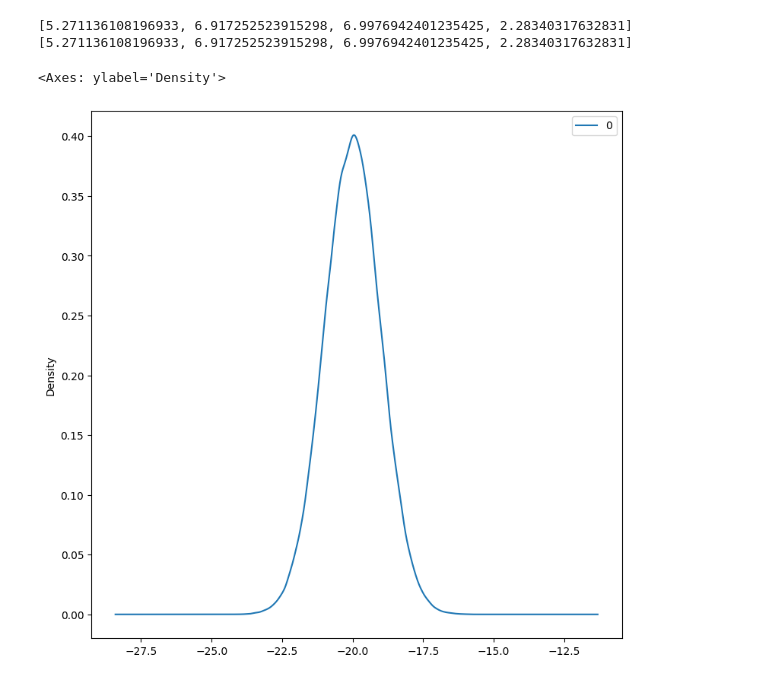
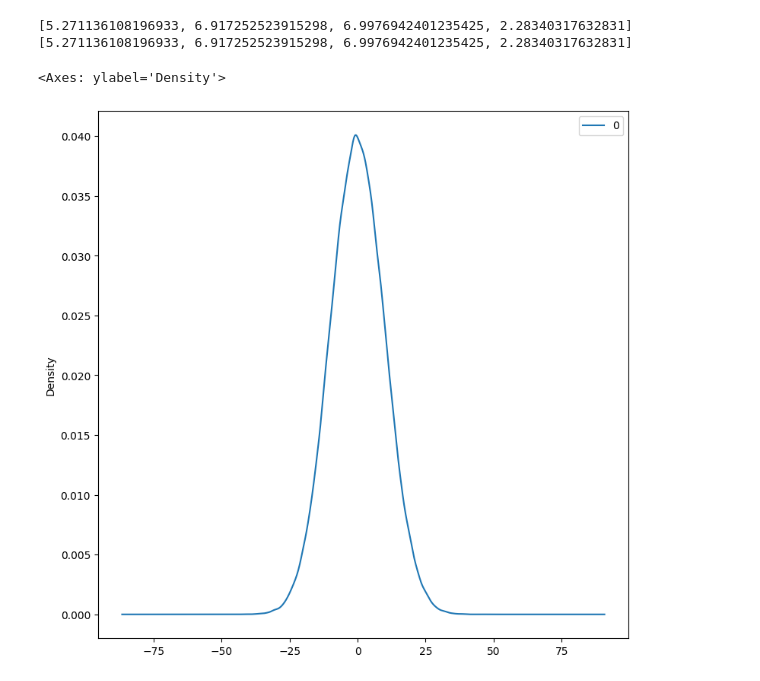
Before and after one commit to menonkrishna57/RPET, a Jupyter notebook: EXP2_RPET.ipynb, the cells around one changed output. Drawn from its saved outputs; the diff is of its cells as text; code cells hidden in the pictures.

```diff
--- a/EXP2_RPET.ipynb
+++ b/EXP2_RPET.ipynb
@@ -54,8 +72,8 @@ print([r.uniform(1,10) for x in range(4)])
 [5.271136108196933, 6.917252523915298, 6.9976942401235425, 2.28340317632831]
 [5.271136108196933, 6.917252523915298, 6.9976942401235425, 2.28340317632831]
 # %%
-normal_data = stats.norm.rvs(size=100000,loc=-20,scale=1)
+normal_data = stats.norm.rvs(size=100000,loc=0,scale=10)
 pd.DataFrame(normal_data).plot(kind="density",figsize=(9,9))
 # %% [output]
 <Axes: ylabel='Density'>
-[figure, old version]
+[figure, new version]
```
Also changed, not shown: parts of 6 cells of this notebook.
